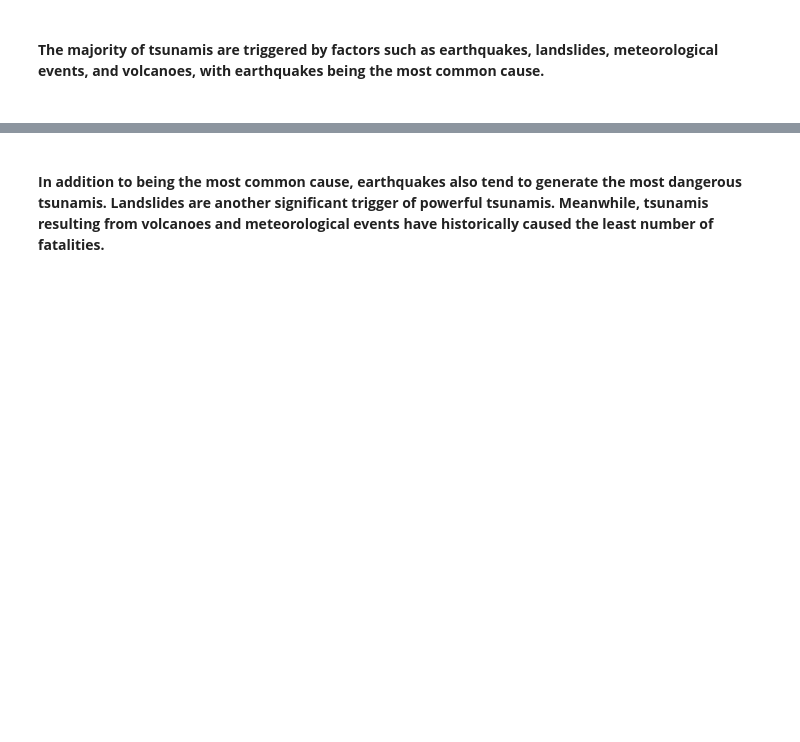
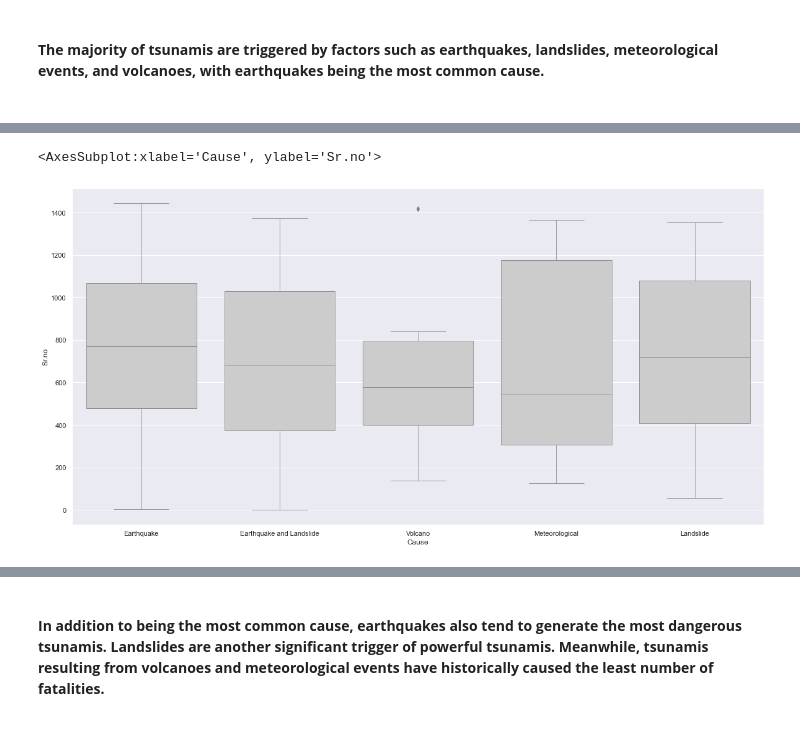
Before and after one commit to Mobrant/Tsunami, a Jupyter notebook: Tsunami analysis.ipynb, the cells around one changed output, grey strips where cells are left out. Cells and saved outputs as stored; diff of their text form; code cells hidden in the pictures; blank space fills up the shorter version.

```diff
--- a/Tsunami analysis.ipynb
+++ b/Tsunami analysis.ipynb
@@ -372,0 +394,7 @@ fig.show()
+# %%
+filtered_df = df[(df['Deaths'] > 0) & (df['Cause'].isin(['Earthquake', 'Landslide', 'Earthquake and Landslide', 'Meteorological', 'Volcano']))]
+sns.set(rc={'figure.figsize':(20,10)})
+sns.boxplot(data=filtered_df, x="Cause", y="Sr.no", color=".8", linewidth=.75)
+# %% [output]
+<AxesSubplot:xlabel='Cause', ylabel='Sr.no'>
+[figure, added]
```
Also changed, not shown: parts of 9 cells of this notebook.
